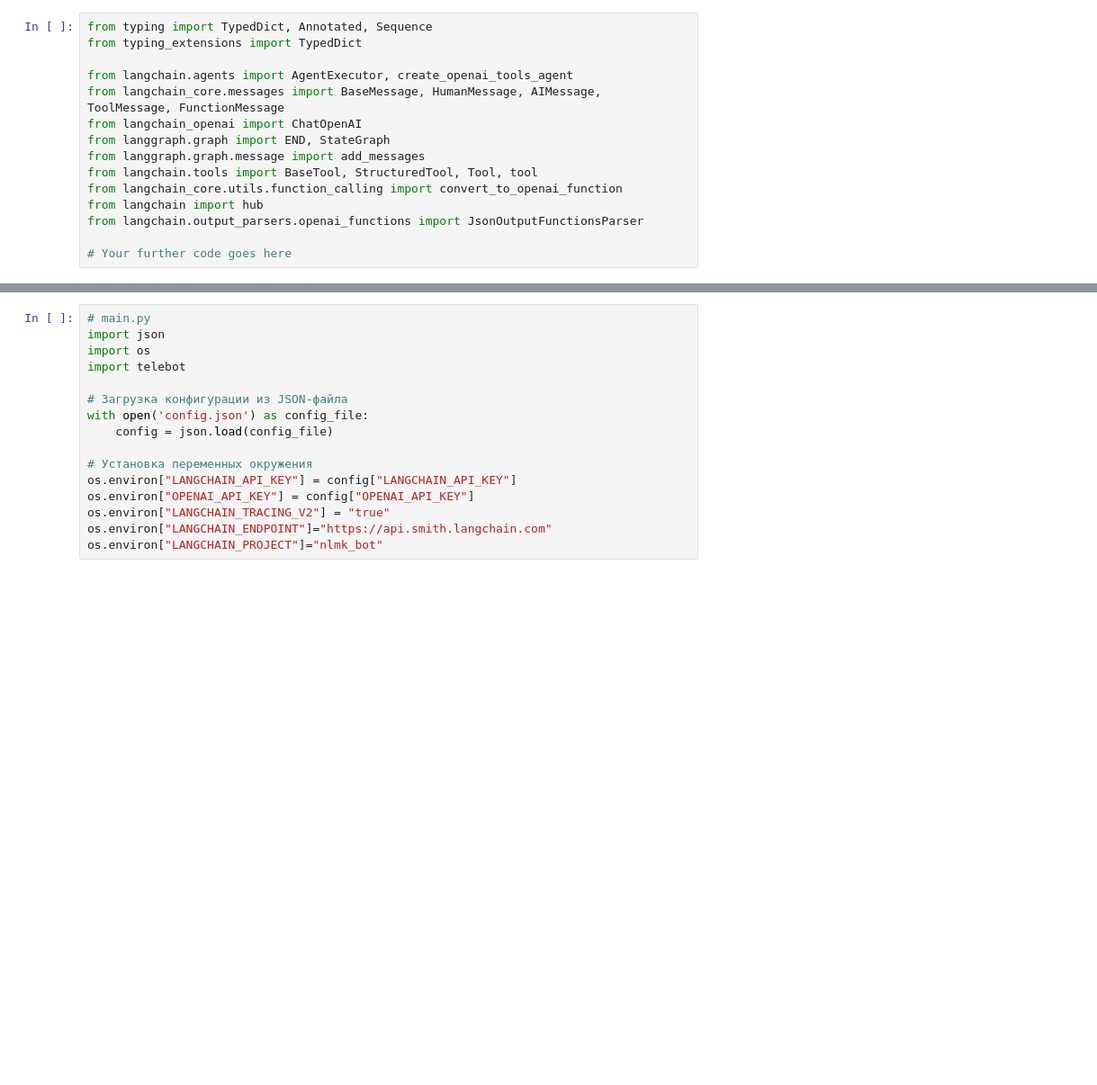
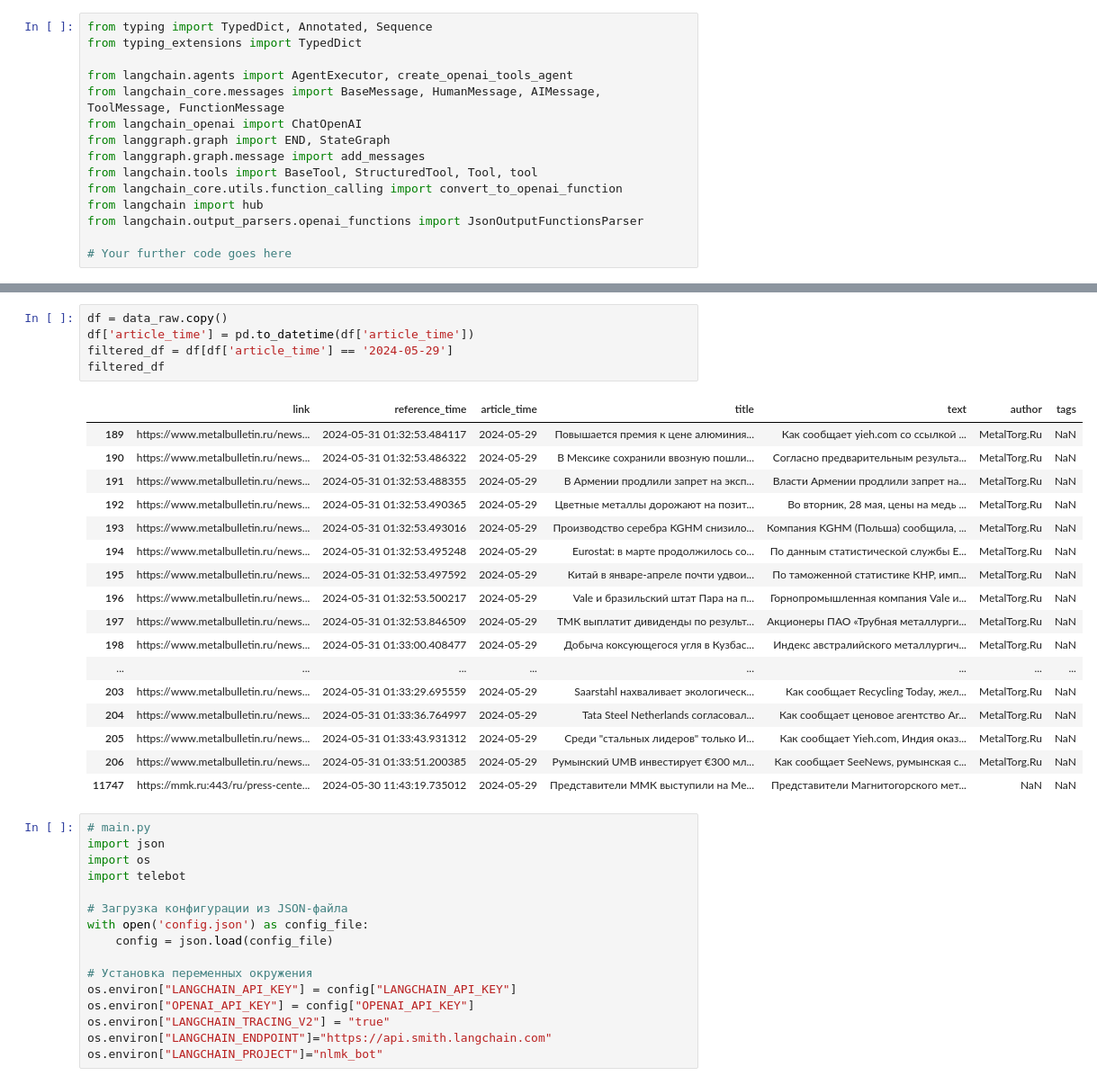
Before and after one commit to mlenzovet/nlmk_bot, a Jupyter notebook: csv_processing.ipynb, the cells around one changed output, grey strips where cells are left out. Shown: that part at 90% size. Drawn from its saved outputs; the diff is of its cells as text; blank space fills up the shorter version.

```diff
--- a/csv_processing.ipynb
+++ b/csv_processing.ipynb
@@ -39,3 +46,26 @@ no docx
+# %%
+df = data_raw.copy()
+df['article_time'] = pd.to_datetime(df['article_time'])
+filtered_df = df[df['article_time'] == '2024-05-29']
+filtered_df
+# %% [output]
+|  | link | reference_time | article_time | title | text | author | tags |
+| 189 | https://www.metalbulletin.ru/news... | 2024-05-31 01:32:53.484117 | 2024-05-29 | Повышается премия к цене алюминия... | Как сообщает yieh.com со ссылкой ... | MetalTorg.Ru | NaN |
+| 190 | https://www.metalbulletin.ru/news... | 2024-05-31 01:32:53.486322 | 2024-05-29 | В Мексике сохранили ввозную пошли... | Согласно предварительным результа... | MetalTorg.Ru | NaN |
+| 191 | https://www.metalbulletin.ru/news... | 2024-05-31 01:32:53.488355 | 2024-05-29 | В Армении продлили запрет на эксп... | Власти Армении продлили запрет на... | MetalTorg.Ru | NaN |
+| 192 | https://www.metalbulletin.ru/news... | 2024-05-31 01:32:53.490365 | 2024-05-29 | Цветные металлы дорожают на позит... | Во вторник, 28 мая, цены на медь ... | MetalTorg.Ru | NaN |
+| 193 | https://www.metalbulletin.ru/news... | 2024-05-31 01:32:53.493016 | 2024-05-29 | Производство серебра KGHM снизило... | Компания KGHM (Польша) сообщила, ... | MetalTorg.Ru | NaN |
+| 194 | https://www.metalbulletin.ru/news... | 2024-05-31 01:32:53.495248 | 2024-05-29 | Eurostat: в марте продолжилось со... | По данным статистической службы Е... | MetalTorg.Ru | NaN |
+| 195 | https://www.metalbulletin.ru/news... | 2024-05-31 01:32:53.497592 | 2024-05-29 | Китай в январе-апреле почти удвои... | По таможенной статистике КНР, имп... | MetalTorg.Ru | NaN |
+| 196 | https://www.metalbulletin.ru/news... | 2024-05-31 01:32:53.500217 | 2024-05-29 | Vale и бразильский штат Пара на п... | Горнопромышленная компания Vale и... | MetalTorg.Ru | NaN |
+| 197 | https://www.metalbulletin.ru/news... | 2024-05-31 01:32:53.846509 | 2024-05-29 | ТМК выплатит дивиденды по результ... | Акционеры ПАО «Трубная металлурги... | MetalTorg.Ru | NaN |
+| 198 | https://www.metalbulletin.ru/news... | 2024-05-31 01:33:00.408477 | 2024-05-29 | Добыча коксующегося угля в Кузбас... | Индекс австралийского металлургич... | MetalTorg.Ru | NaN |
+| ... | ... | ... | ... | ... | ... | ... | ... |
+| 203 | https://www.metalbulletin.ru/news... | 2024-05-31 01:33:29.695559 | 2024-05-29 | Saarstahl нахваливает экологическ... | Как сообщает Recycling Today, жел... | MetalTorg.Ru | NaN |
+| 204 | https://www.metalbulletin.ru/news... | 2024-05-31 01:33:36.764997 | 2024-05-29 | Tata Steel Netherlands согласовал... | Как сообщает ценовое агентство Ar... | MetalTorg.Ru | NaN |
+| 205 | https://www.metalbulletin.ru/news... | 2024-05-31 01:33:43.931312 | 2024-05-29 | Среди "стальных лидеров" только И... | Как сообщает Yieh.com, Индия оказ... | MetalTorg.Ru | NaN |
+| 206 | https://www.metalbulletin.ru/news... | 2024-05-31 01:33:51.200385 | 2024-05-29 | Румынский UMB инвестирует €300 мл... | Как сообщает SeeNews, румынская с... | MetalTorg.Ru | NaN |
+| 11747 | https://mmk.ru:443/ru/press-cente... | 2024-05-30 11:43:19.735012 | 2024-05-29 | Представители ММК выступили на Ме... | Представители Магнитогорского мет... | NaN | NaN |
 # %%
 # main.py
 import json
```
Also changed, not shown: parts of 20 cells of this notebook, 4 other files.
